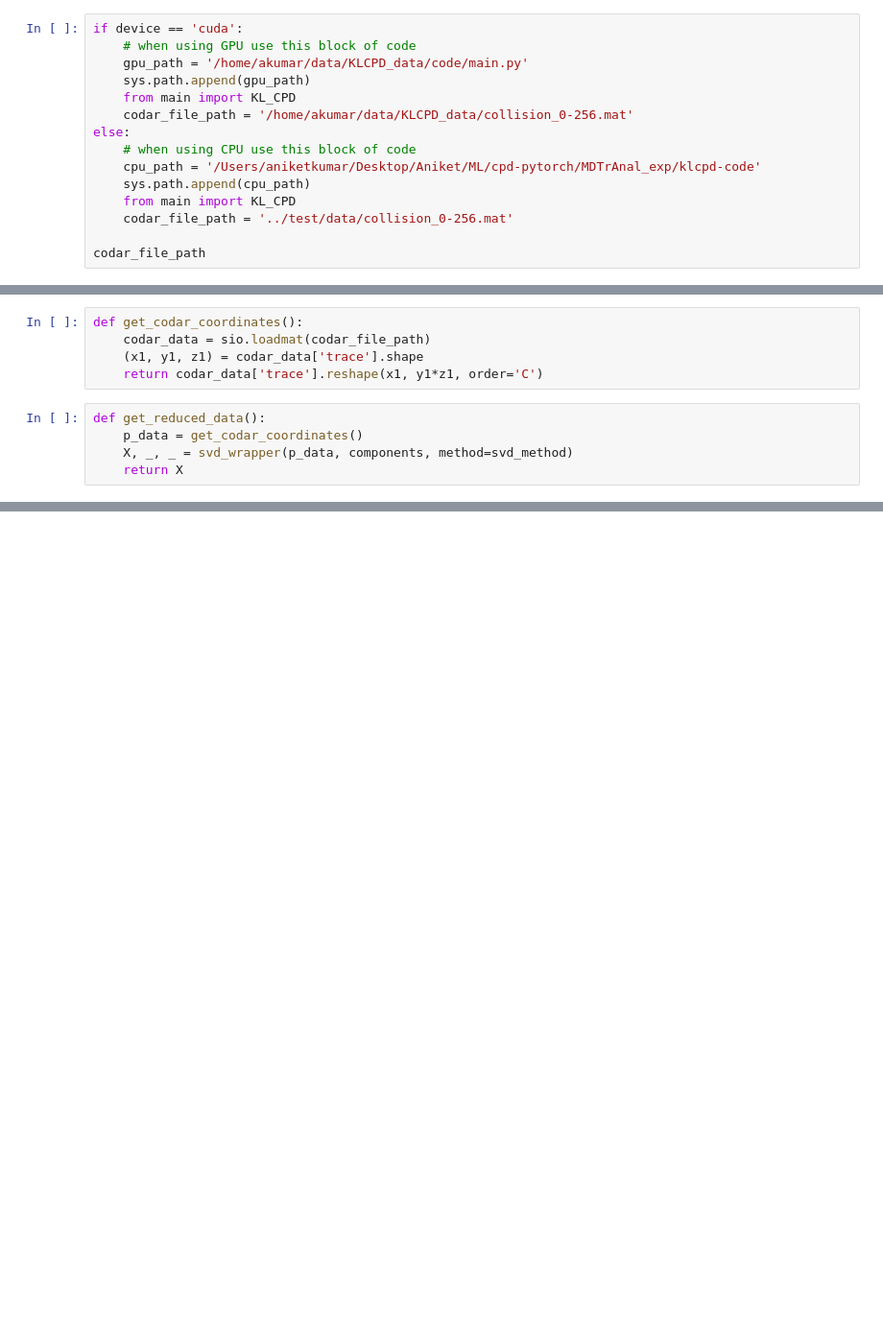
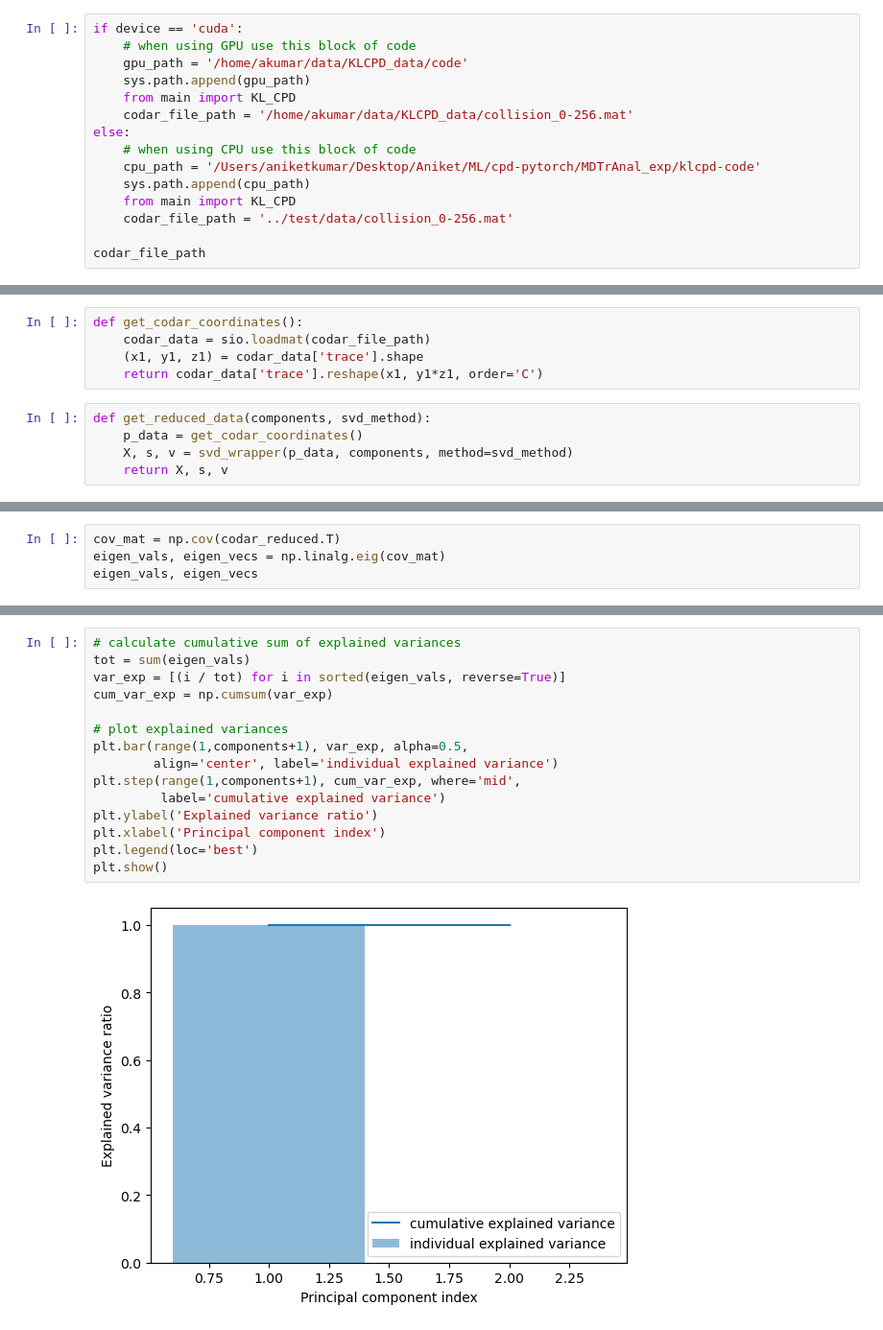
Before and after one commit to CODARcode/MDTrAnal, a Jupyter notebook: notebook/klcpd.ipynb, the cells around one changed output, grey strips where cells are left out. Shown at 96% size. Drawn from its saved outputs; the diff is of its cells as text; blank space fills up the shorter version.

```diff
--- a/notebook/klcpd.ipynb
+++ b/notebook/klcpd.ipynb
@@ -14,7 +14,7 @@ device
 # %%
 if device == 'cuda':
     # when using GPU use this block of code
-    gpu_path = '/home/akumar/data/KLCPD_data/code/main.py'
+    gpu_path = '/home/akumar/data/KLCPD_data/code'
     sys.path.append(gpu_path)
     from main import KL_CPD
     codar_file_path = '/home/akumar/data/KLCPD_data/collision_0-256.mat'
@@ -51,7 +51,7 @@ def get_codar_coordinates():
     (x1, y1, z1) = codar_data['trace'].shape
     return codar_data['trace'].reshape(x1, y1*z1, order='C')
 # %%
-def get_reduced_data():
+def get_reduced_data(components, svd_method):
     p_data = get_codar_coordinates()
-    X, _, _ = svd_wrapper(p_data, components, method=svd_method)
-    return X
+    X, s, v = svd_wrapper(p_data, components, method=svd_method)
+    return X, s, v
@@ -72,0 +94,4 @@ preds_codar = model_codar.predict(codar)
+# %%
+cov_mat = np.cov(codar_reduced.T)
+eigen_vals, eigen_vecs = np.linalg.eig(cov_mat)
+eigen_vals, eigen_vecs
@@ -72,0 +102,17 @@ preds_codar = model_codar.predict(codar)
+# %%
+# calculate cumulative sum of explained variances
+tot = sum(eigen_vals)
+var_exp = [(i / tot) for i in sorted(eigen_vals, reverse=True)]
+cum_var_exp = np.cumsum(var_exp)
+
+# plot explained variances
+plt.bar(range(1,components+1), var_exp, alpha=0.5,
+        align='center', label='individual explained variance')
+plt.step(range(1,components+1), cum_var_exp, where='mid',
+         label='cumulative explained variance')
+plt.ylabel('Explained variance ratio')
+plt.xlabel('Principal component index')
+plt.legend(loc='best')
+plt.show()
+# %% [output]
+[figure, added]
```
Also changed, not shown: parts of 91 cells of this notebook.
